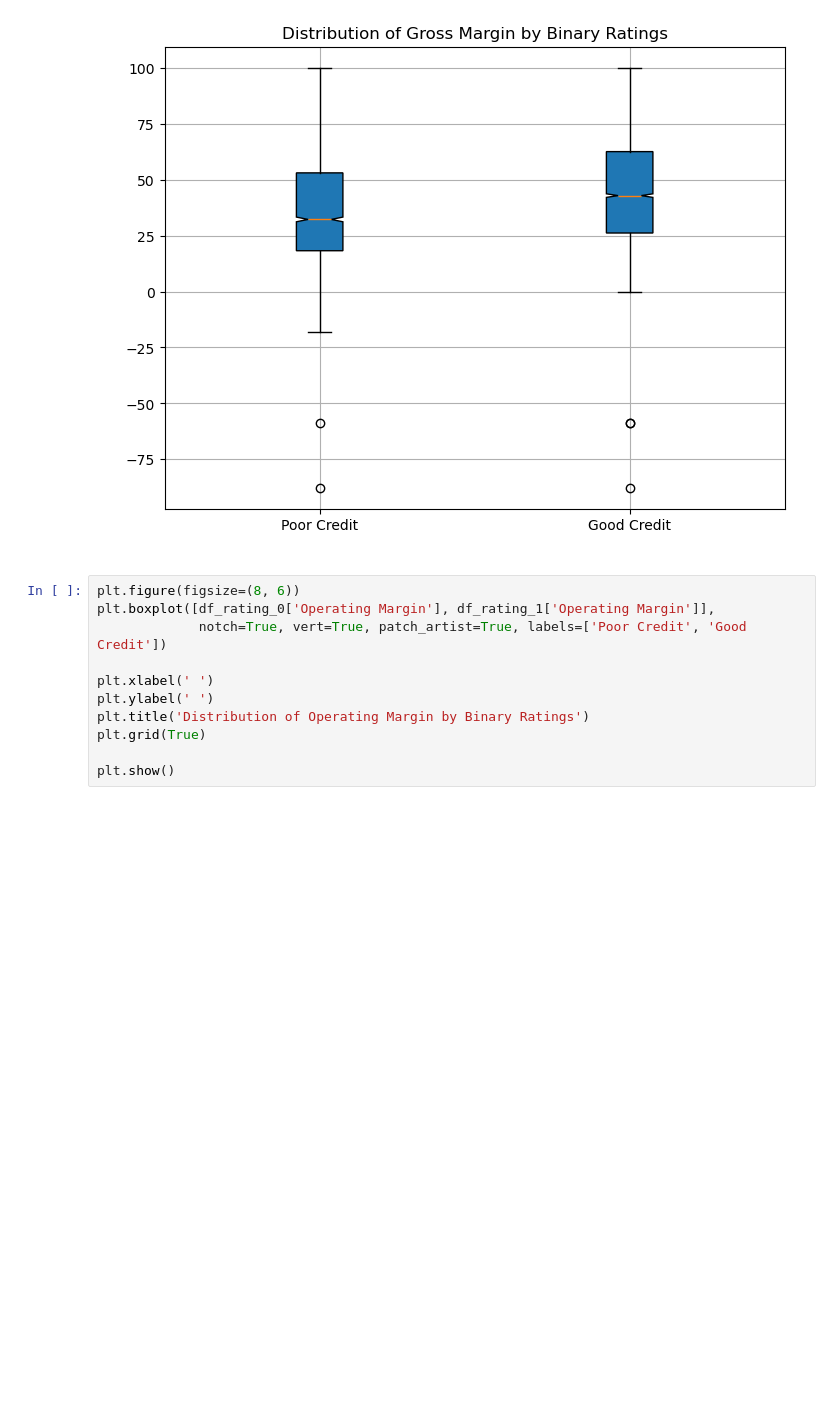
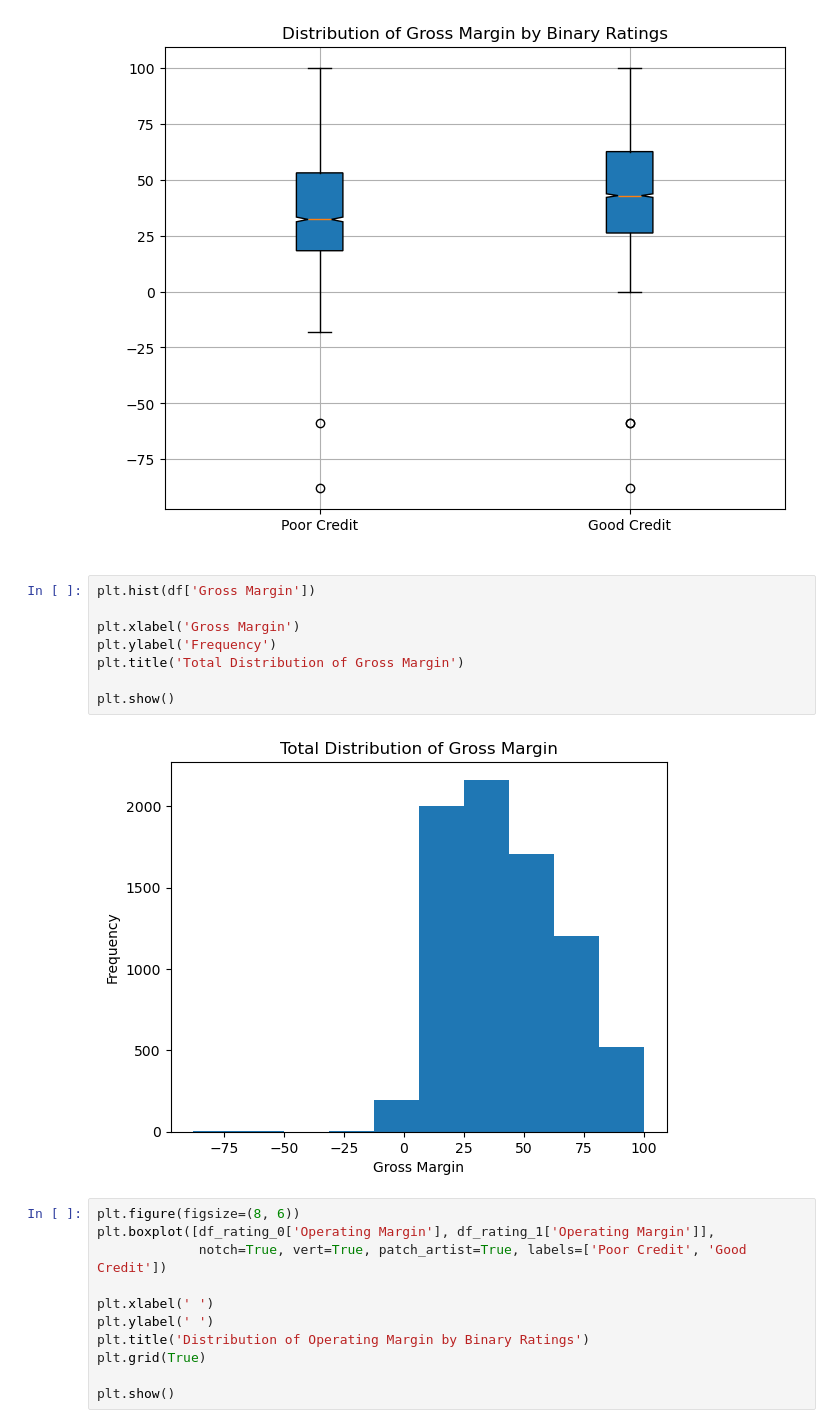
Before and after one commit to ericjjohnson2/corporate_credit_rating, a Jupyter notebook: app/data_import.ipynb, the cells around one changed output. Cells and saved outputs as stored; diff of their text form; blank space fills up the shorter version.

```diff
--- a/app/data_import.ipynb
+++ b/app/data_import.ipynb
@@ -386,6 +386,16 @@ plt.grid(True)
 plt.show()
 # %% [output]
 [figure]
+# %%
+plt.hist(df['Gross Margin'])
+
+plt.xlabel('Gross Margin')
+plt.ylabel('Frequency')
+plt.title('Total Distribution of Gross Margin')
+
+plt.show()
+# %% [output]
+[figure, added]
 # %%
 plt.figure(figsize=(8, 6))
 plt.boxplot([df_rating_0['Operating Margin'], df_rating_1['Operating Margin']],
```
Also changed, not shown: parts of 13 cells of this notebook.
